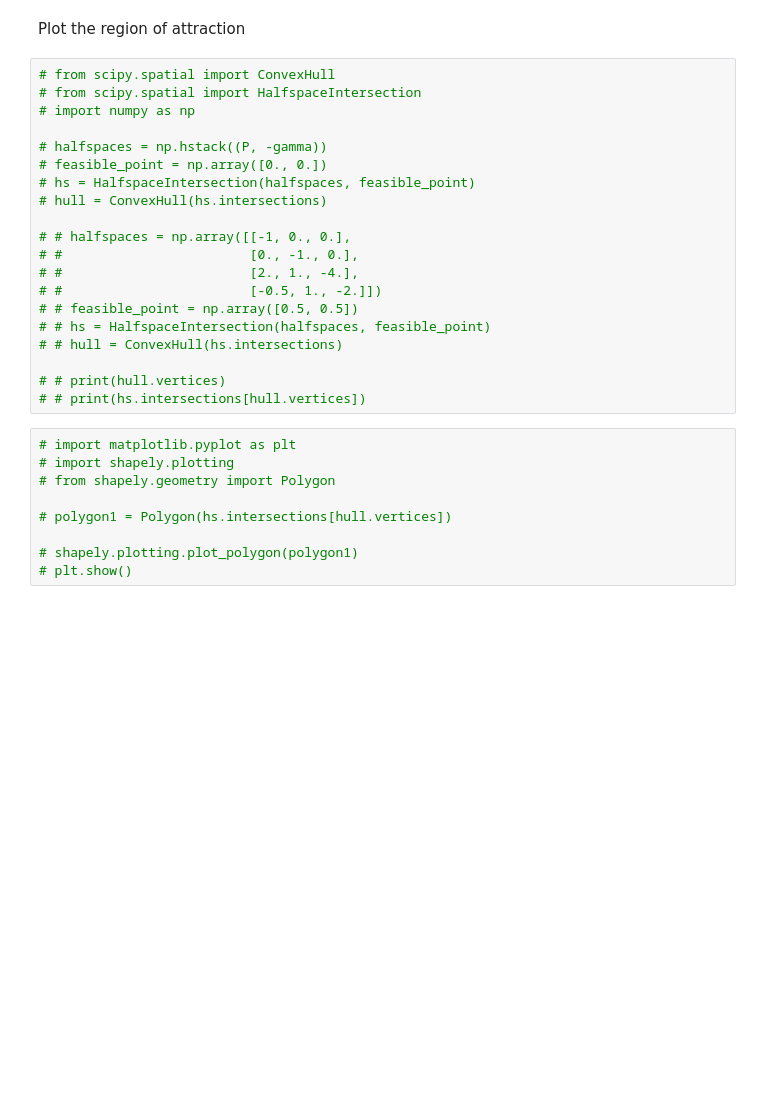
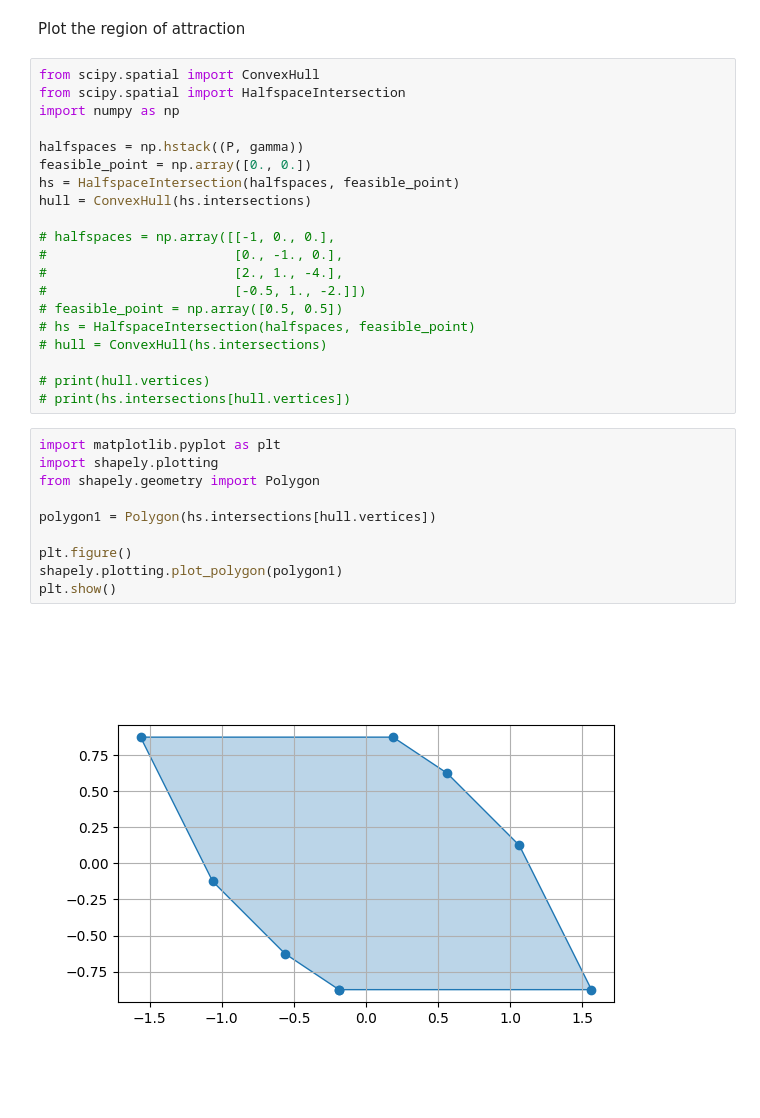
Before and after one commit to Luyao787/MPC-tutorial, a Jupyter notebook: tutorial class/week_03_projection.ipynb, the cells around one changed output. Drawn from its saved outputs; the diff is of its cells as text; blank space fills up the shorter version.

```diff
--- a/tutorial class/week_03_projection.ipynb
+++ b/tutorial class/week_03_projection.ipynb
@@ -309,31 +413,34 @@ plt.show()
 # %% [markdown]
 Plot the region of attraction
 # %%
-# from scipy.spatial import ConvexHull
-# from scipy.spatial import HalfspaceIntersection
-# import numpy as np
+from scipy.spatial import ConvexHull
+from scipy.spatial import HalfspaceIntersection
+import numpy as np
 
-# halfspaces = np.hstack((P, -gamma))
-# feasible_point = np.array([0., 0.])
+halfspaces = np.hstack((P, gamma))
+feasible_point = np.array([0., 0.])
+hs = HalfspaceIntersection(halfspaces, feasible_point)
+hull = ConvexHull(hs.intersections)
+
+# halfspaces = np.array([[-1, 0., 0.],
+#                        [0., -1., 0.],
+#                        [2., 1., -4.],
+#                        [-0.5, 1., -2.]])
+# feasible_point = np.array([0.5, 0.5])
 # hs = HalfspaceIntersection(halfspaces, feasible_point)
 # hull = ConvexHull(hs.intersections)
 
-# # halfspaces = np.array([[-1, 0., 0.],
-# #                        [0., -1., 0.],
-# #                        [2., 1., -4.],
-# #                        [-0.5, 1., -2.]])
-# # feasible_point = np.array([0.5, 0.5])
-# # hs = HalfspaceIntersection(halfspaces, feasible_point)
-# # hull = ConvexHull(hs.intersections)
-
-# # print(hull.vertices)
-# # print(hs.intersections[hull.vertices])
+# print(hull.vertices)
+# print(hs.intersections[hull.vertices])
 # %%
-# import matplotlib.pyplot as plt
-# import shapely.plotting
-# from shapely.geometry import Polygon
+import matplotlib.pyplot as plt
+import shapely.plotting
+from shapely.geometry import Polygon
 
-# polygon1 = Polygon(hs.intersections[hull.vertices])
+polygon1 = Polygon(hs.intersections[hull.vertices])
 
-# shapely.plotting.plot_polygon(polygon1)
-# plt.show()
+plt.figure()
+shapely.plotting.plot_polygon(polygon1)
+plt.show()
+# %% [output]
+[figure, added]
```
Also changed, not shown: parts of 4 cells of this notebook.
